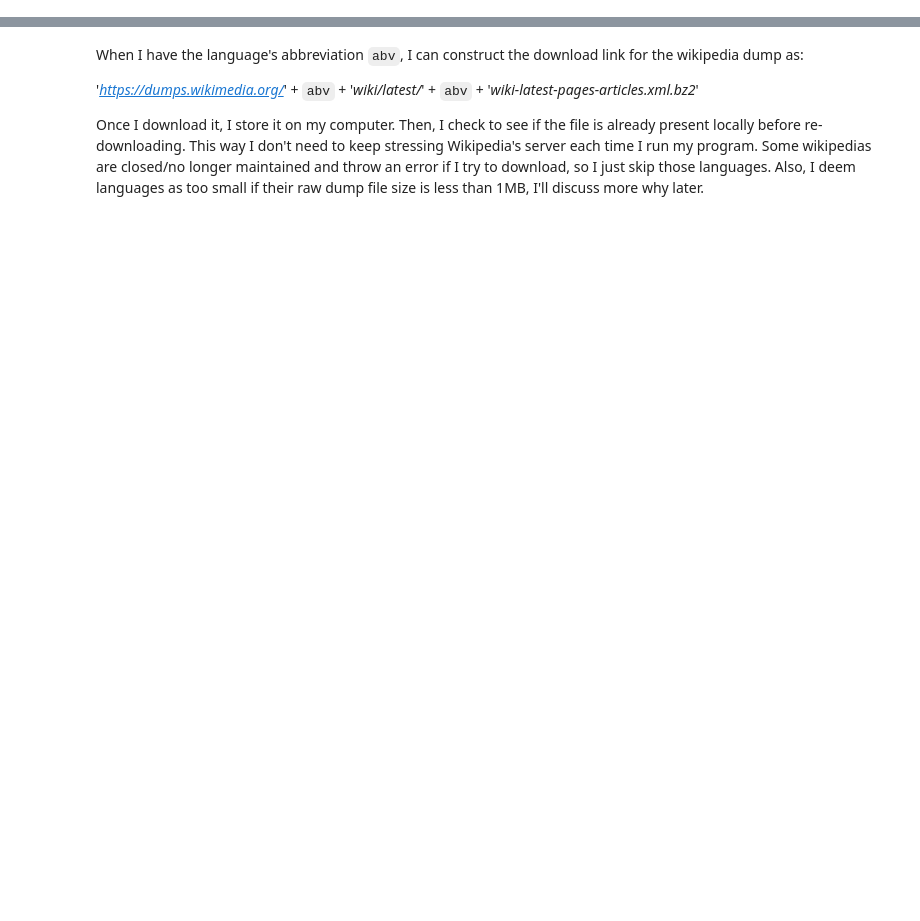
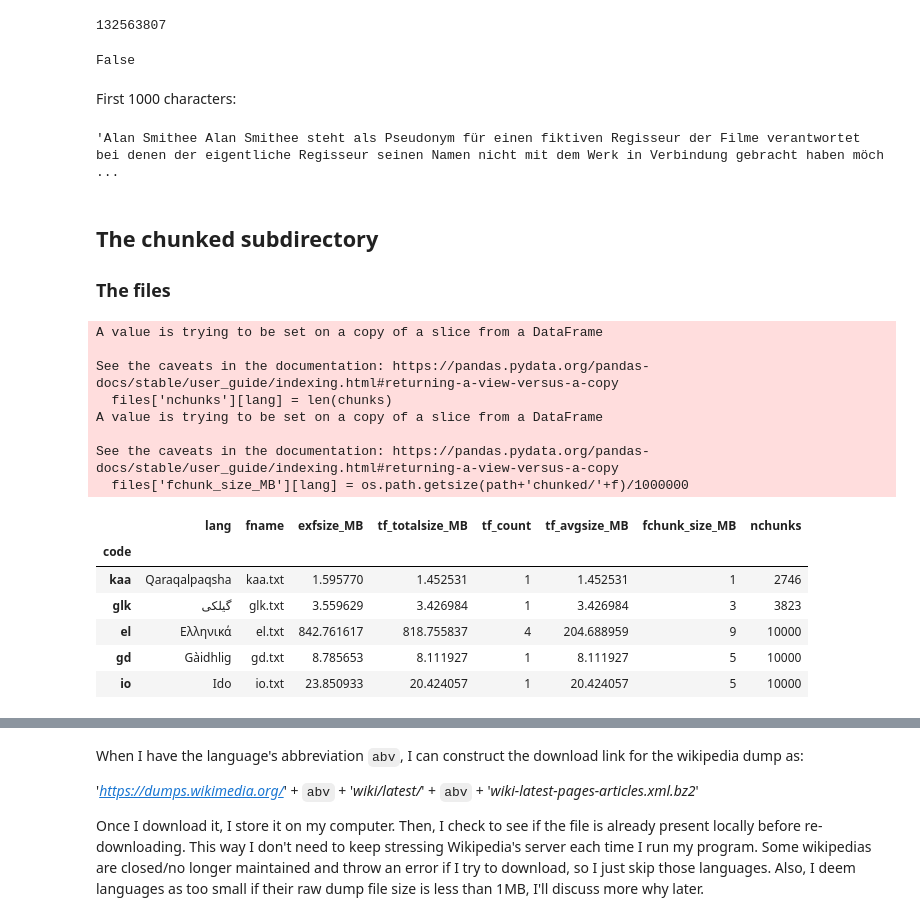
Before and after one commit to Data-Science-for-Linguists-2021/languageID-relatedconfusion, a Jupyter notebook: data-explanation.ipynb, the cells around one changed output, grey strips where cells are left out. Cells and saved outputs as stored; diff of their text form; code cells hidden in the pictures; blank space fills up the shorter version.

```diff
--- a/data-explanation.ipynb
+++ b/data-explanation.ipynb
@@ -7,0 +29,10 @@ import wikipedia # gets list of all languages on wikipedia
+# %%
+extracted_list = []
+for f in os.listdir(path+'extracted/'):
+    if f.startswith('.'): continue #skip system files
+    fname = f[:f.index('.')]
+    lang = wikipedia.languages()[fname]
+    extracted_list.append((fname, lang, f, os.path.getsize(path+'extracted/' + f)/1000000))
+files= pd.DataFrame(extracted_list, columns=['code', 'lang', 'fname', 'exfsize_MB'])
+files.set_index('code', inplace=True)
+files.head()
@@ -7,0 +150,45 @@ import wikipedia # gets list of all languages on wikipedia
+# %%
+len(tede)
+# %% [output]
+132563807
+# %%
+'\n' in tede[:-1]
+# %% [output]
+False
+# %% [markdown]
+First 1000 characters:
+# %%
+tede[:1000]
+# %% [output]
+'Alan Smithee Alan Smithee steht als Pseudonym für einen fiktiven Regisseur der Filme verantwortet bei denen der eigentliche Regisseur seinen Namen nicht mit dem Werk in Verbindung gebracht haben möch ...
+# %% [markdown]
+## The chunked subdirectory
+### The files
+# %%
+files['fchunk_size_MB'] = 0 # file size of chunked file
+files['nchunks'] = 0 # number of chunks (lines) in the file
+for f in os.listdir(path+'chunked/'):
+    if f.startswith('.'): continue
+    lang = f[:f.index('.')]
+    file = open(path+'chunked/'+f, 'r')
+    chunks = file.readlines()
+    file.close()
+    files['nchunks'][lang] = len(chunks)
+    files['fchunk_size_MB'][lang] = os.path.getsize(path+'chunked/'+f)/1000000
+files.head()
+# %% [output]
+A value is trying to be set on a copy of a slice from a DataFrame
+
+See the caveats in the documentation: https://pandas.pydata.org/pandas-docs/stable/user_guide/indexing.html#returning-a-view-versus-a-copy
+  files['nchunks'][lang] = len(chunks)
+A value is trying to be set on a copy of a slice from a DataFrame
+
+See the caveats in the documentation: https://pandas.pydata.org/pandas-docs/stable/user_guide/indexing.html#returning-a-view-versus-a-copy
+  files['fchunk_size_MB'][lang] = os.path.getsize(path+'chunked/'+f)/1000000
+|  | lang | fname | exfsize_MB | tf_totalsize_MB | tf_count | tf_avgsize_MB | fchunk_size_MB | nchunks |
+| code |  |  |  |  |  |  |  |  |
+| kaa | Qaraqalpaqsha | kaa.txt | 1.595770 | 1.452531 | 1 | 1.452531 | 1 | 2746 |
+| glk | گیلکی | glk.txt | 3.559629 | 3.426984 | 1 | 3.426984 | 3 | 3823 |
+| el | Ελληνικά | el.txt | 842.761617 | 818.755837 | 4 | 204.688959 | 9 | 10000 |
+| gd | Gàidhlig | gd.txt | 8.785653 | 8.111927 | 1 | 8.111927 | 5 | 10000 |
+| io | Ido | io.txt | 23.850933 | 20.424057 | 1 | 20.424057 | 5 | 10000 |
```
Also changed, not shown: parts of 80 cells of this notebook, 10 other files.
